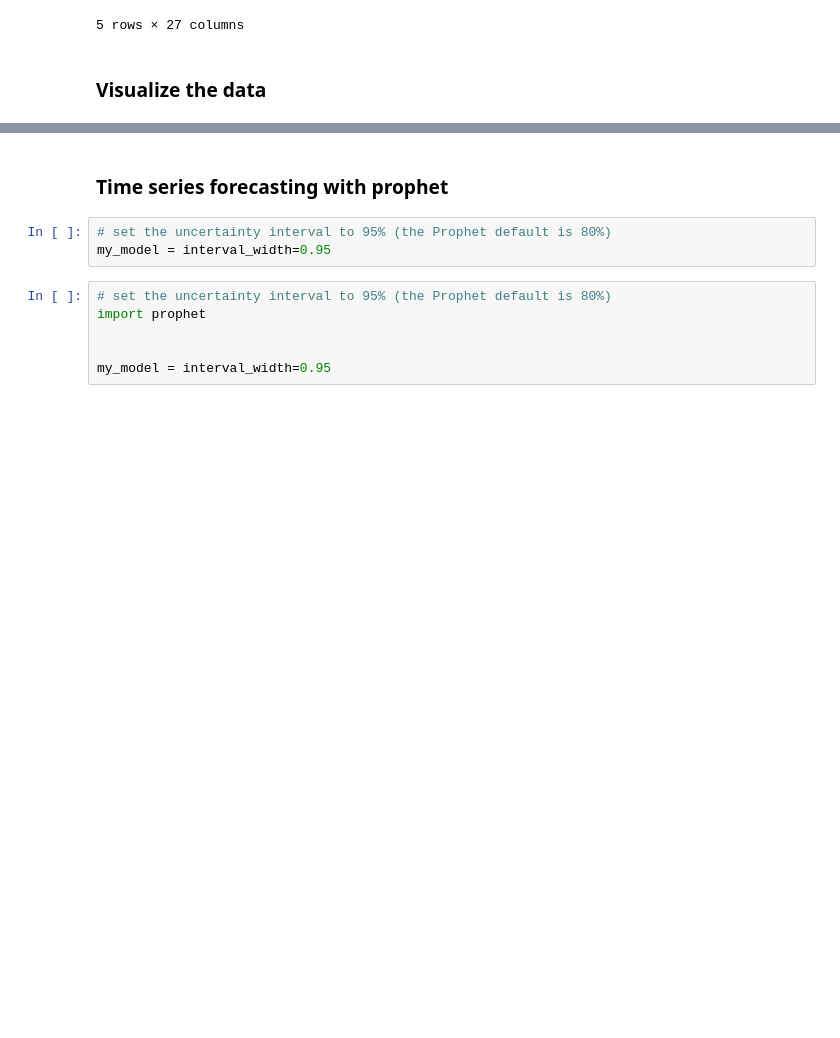
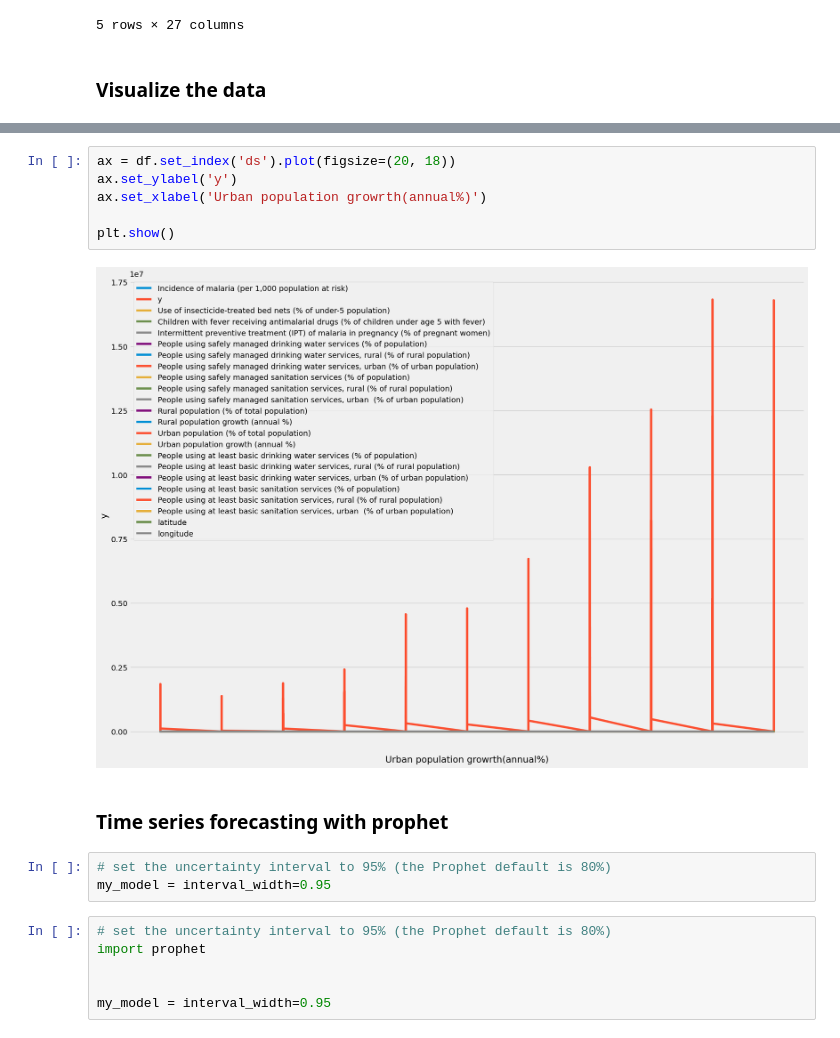
Before and after one commit to immanuelgoko07-ctrl/ML2-CAPSTONE, a Jupyter notebook: malaria-forecasting.ipynb, the cells around one changed output, grey strips where cells are left out. Saved outputs shown, nothing was run; the diff lists cells and outputs as text; blank space fills up the shorter version.

```diff
--- a/malaria-forecasting.ipynb
+++ b/malaria-forecasting.ipynb
@@ -99,3 +114,11 @@ plt.show()
+# %%
+ax = df.set_index('ds').plot(figsize=(20, 18))
+ax.set_ylabel('y')
+ax.set_xlabel('Urban population growrth(annual%)')
+
+plt.show()
+# %% [output]
+[figure, added]
 # %% [markdown]
 ### Time series forecasting with prophet
 # %%
```
Also changed, not shown: parts of 72 cells of this notebook.
